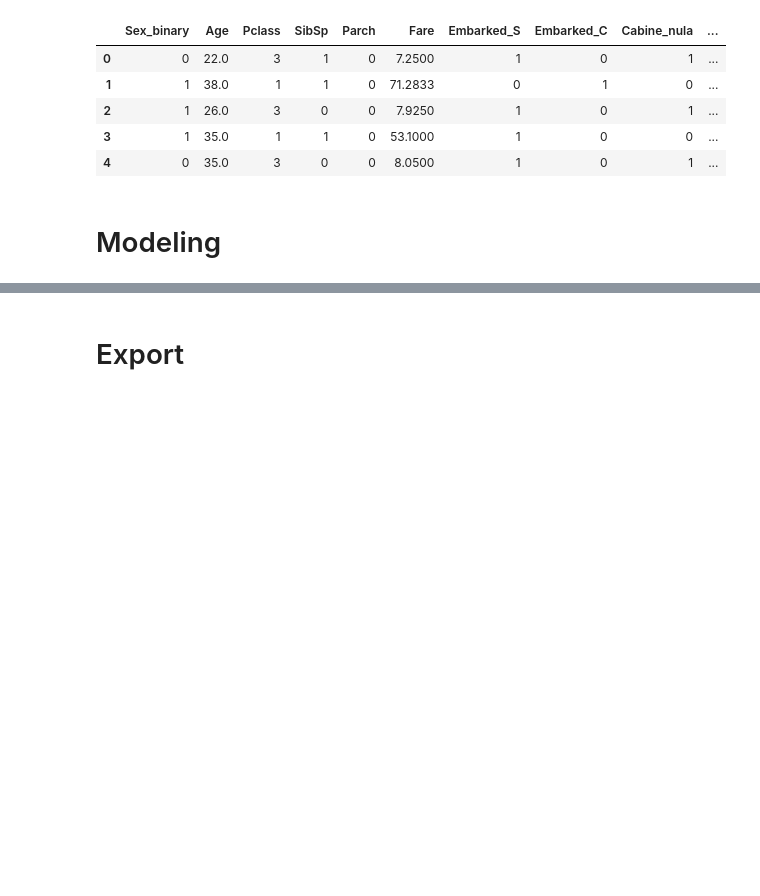
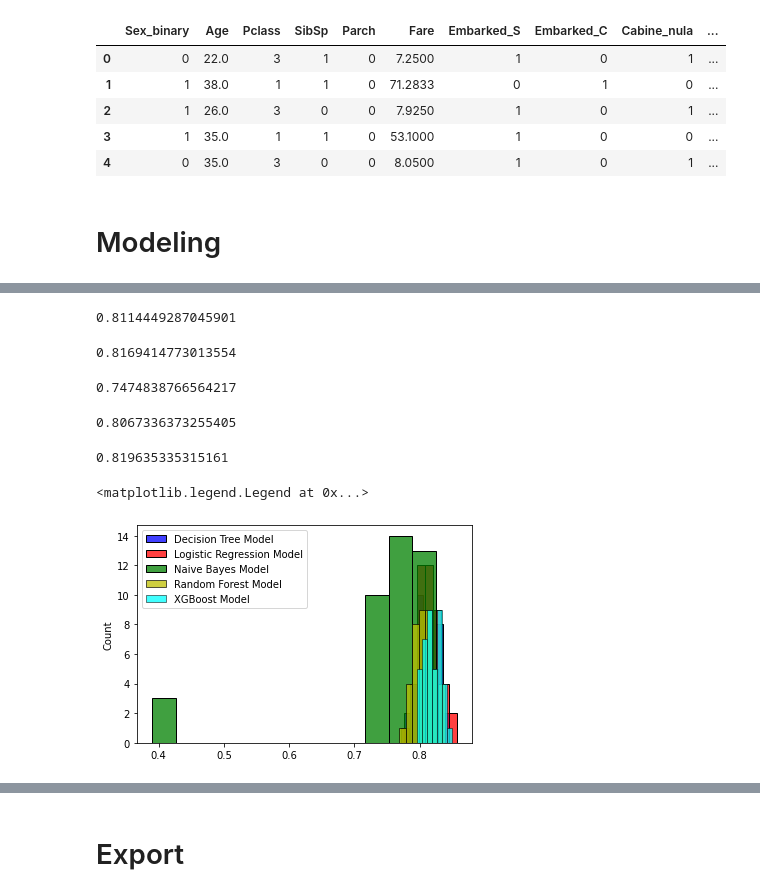
Before and after one commit to vichShir/kaggle-getting-started-competitions, a Jupyter notebook: Titanic/Titanic_Notebook.ipynb, the cells around one changed output, grey strips where cells are left out. Cells and saved outputs as stored; diff of their text form; code cells hidden in the pictures; blank space fills up the shorter version.

```diff
--- a/Titanic/Titanic_Notebook.ipynb
+++ b/Titanic/Titanic_Notebook.ipynb
@@ -628,0 +661,35 @@ plt.legend(labels=['Logistic Regression Model', 'XGBoost Model'])
+# %%
+tree_predictions_2 = report_cross_val(tree_model, X, y)
+np.mean(tree_predictions_2)
+# %% [output]
+0.8114449287045901
+# %%
+logr_predictions_2 = report_cross_val(logr_model, X, y)
+np.mean(logr_predictions_2)
+# %% [output]
+0.8169414773013554
+# %%
+gnnb_predictions_2 = report_cross_val(gnnb_model, X, y)
+np.mean(gnnb_predictions_2)
+# %% [output]
+0.7474838766564217
+# %%
+ranf_predictions_2 = report_cross_val(ranf_model, X, y)
+np.mean(ranf_predictions_2)
+# %% [output]
+0.8067336373255405
+# %%
+xgbt_predictions_2 = report_cross_val(xgbt_model, X, y)
+np.mean(xgbt_predictions_2)
+# %% [output]
+0.819635335315161
+# %%
+sns.histplot(tree_predictions_2, color='b')
+sns.histplot(logr_predictions_2, color='r')
+sns.histplot(gnnb_predictions_2, color='g')
+sns.histplot(ranf_predictions_2, color='y')
+sns.histplot(xgbt_predictions_2, color='cyan')
+plt.legend(labels=['Decision Tree Model', 'Logistic Regression Model', 'Naive Bayes Model', 'Random Forest Model', 'XGBoost Model'])
+# %% [output]
+<matplotlib.legend.Legend at 0x...>
+[figure, added]
```
Also changed, not shown: parts of 52 cells of this notebook.
